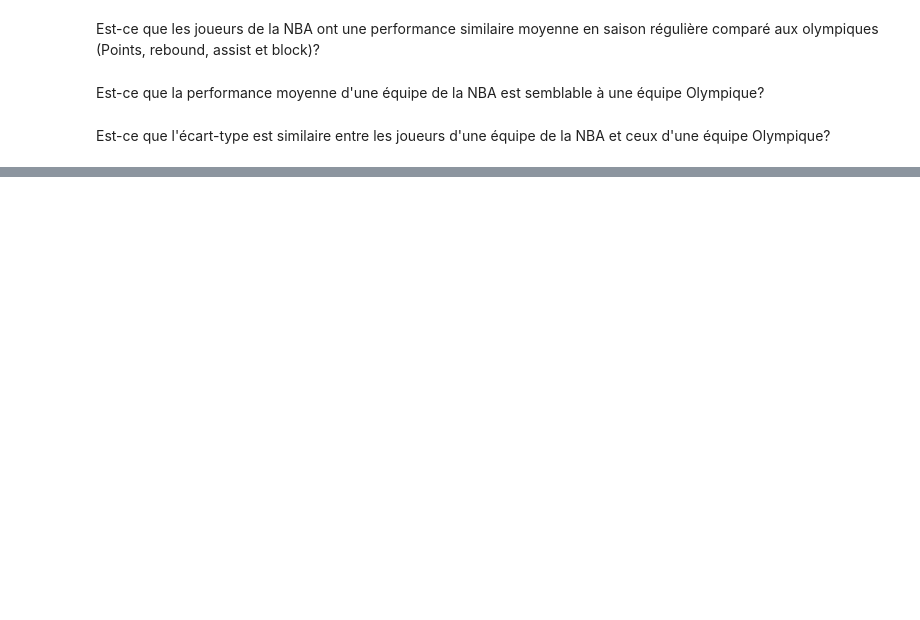
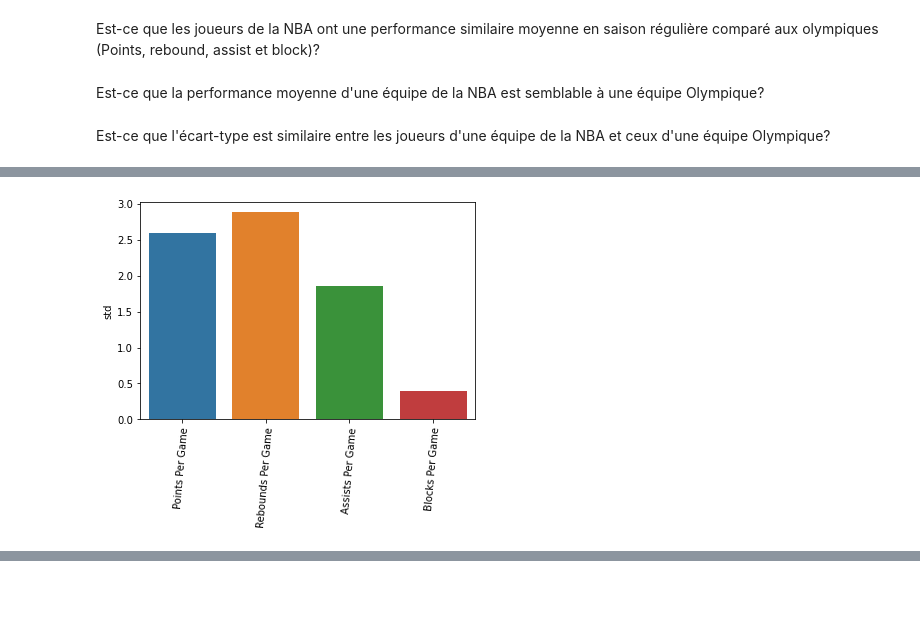
Before and after one commit to PhilippeBellefeuille/ProjetProgrammationGestion, a Jupyter notebook: Project.ipynb, the cells around one changed output, grey strips where cells are left out. Drawn from its saved outputs; the diff is of its cells as text; code cells hidden in the pictures; blank space fills up the shorter version.

```diff
--- a/Project.ipynb
+++ b/Project.ipynb
@@ -108,8 +128,8 @@ NBA2016
 # %%
-# L'écart-type des joueurs de l'équipe Olympique 2016
-joueurJO2016[["Points Average","Rebounds Average","Assists Average","Average Blocks"]]
-J02016= joueurJO2016.agg({"Points Average": ["std"],
-           "Rebounds Average": ["std"],
-           "Assists Average":["std"],
-           "Average Blocks": ["std"]})
-J02016
+##1.2.L'ÉCART-TYPE DES JOUEURS DE NBA 2020(stdjoNBA2020):
+stdjoNBA2020 = joueurNBA2020.agg(
+    {"Points Per game": ["std"],
+           "Rebounds Per Game": ["std"],
+           "Assists per game":["std"],
+           "Blocks per Game": ["std"]}).transpose()
+stdjoNBA2020
@@ -116,10 +142,7 @@ J02016
 # %%
-# L'écart-type des joueurs de l'équipe Olympique 2020
-joueurJO2020
-joueurJO2020[["Points Average","Rebounds Average","Assists Average","Blocks Average"]]
-Jo2020= joueurJO2020.agg({"Points Average": ["std"],
-           "Rebounds Average": ["std"],
-           "Assists Average":["std"],
-           "Blocks Average": ["std"]})
-JO2020
+graph_stdjoNBA2020 = seaborn.barplot(x=['Points Per Game','Rebounds Per Game','Assists Per Game','Blocks Per Game'] ,y='std',data=stdjoNBA2020)
+for item in graph_stdjoNBA2020.get_xticklabels():
+        item.set_rotation(85)
+# %% [output]
+[figure, added]
 # %%
```
Also changed, not shown: parts of 8 cells of this notebook.
